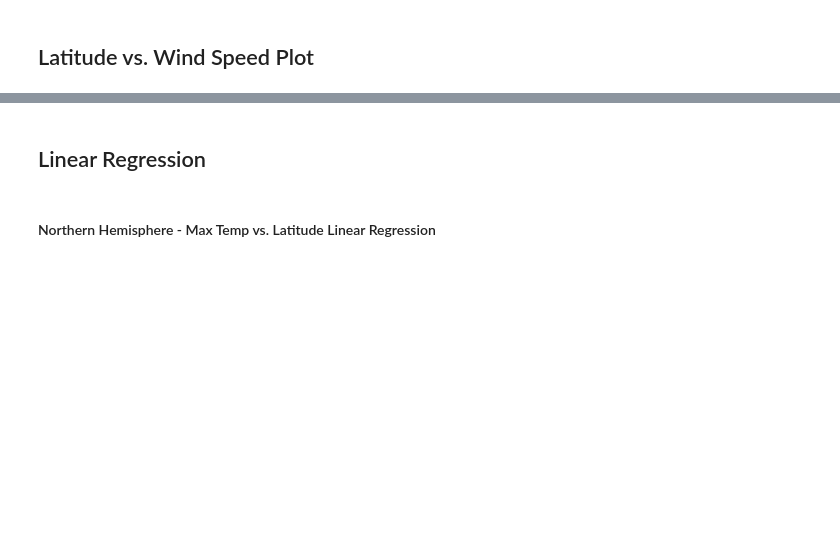
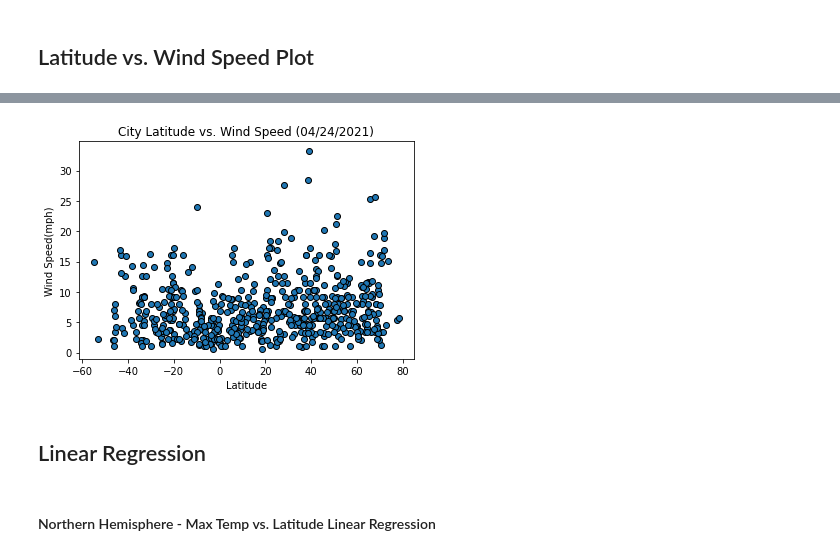
Before and after one commit to HenryPoe/python-api-challenge, a Jupyter notebook: WeatherPy.ipynb, the cells around one changed output, grey strips where cells are left out. Cells and saved outputs as stored; diff of their text form; code cells hidden in the pictures; blank space fills up the shorter version.

```diff
--- a/WeatherPy.ipynb
+++ b/WeatherPy.ipynb
@@ -197,2 +204,11 @@ Int64Index([], dtype='int64')
+# %%
+plt.scatter(weather_df["Lat"], weather_df["Wind Speed"], edgecolor='black')
+plt.title("City Latitude vs. Wind Speed (04/24/2021)")
+plt.xlabel("Latitude")
+plt.ylabel("Wind Speed(mph)")
+plt.savefig("Figures/LatVSWindSpeed.png")
+plt.show()
+# %% [output]
+[figure, added]
 # %% [markdown]
 ## Linear Regression
```
Also changed, not shown: parts of 35 cells of this notebook, 13 other files.
